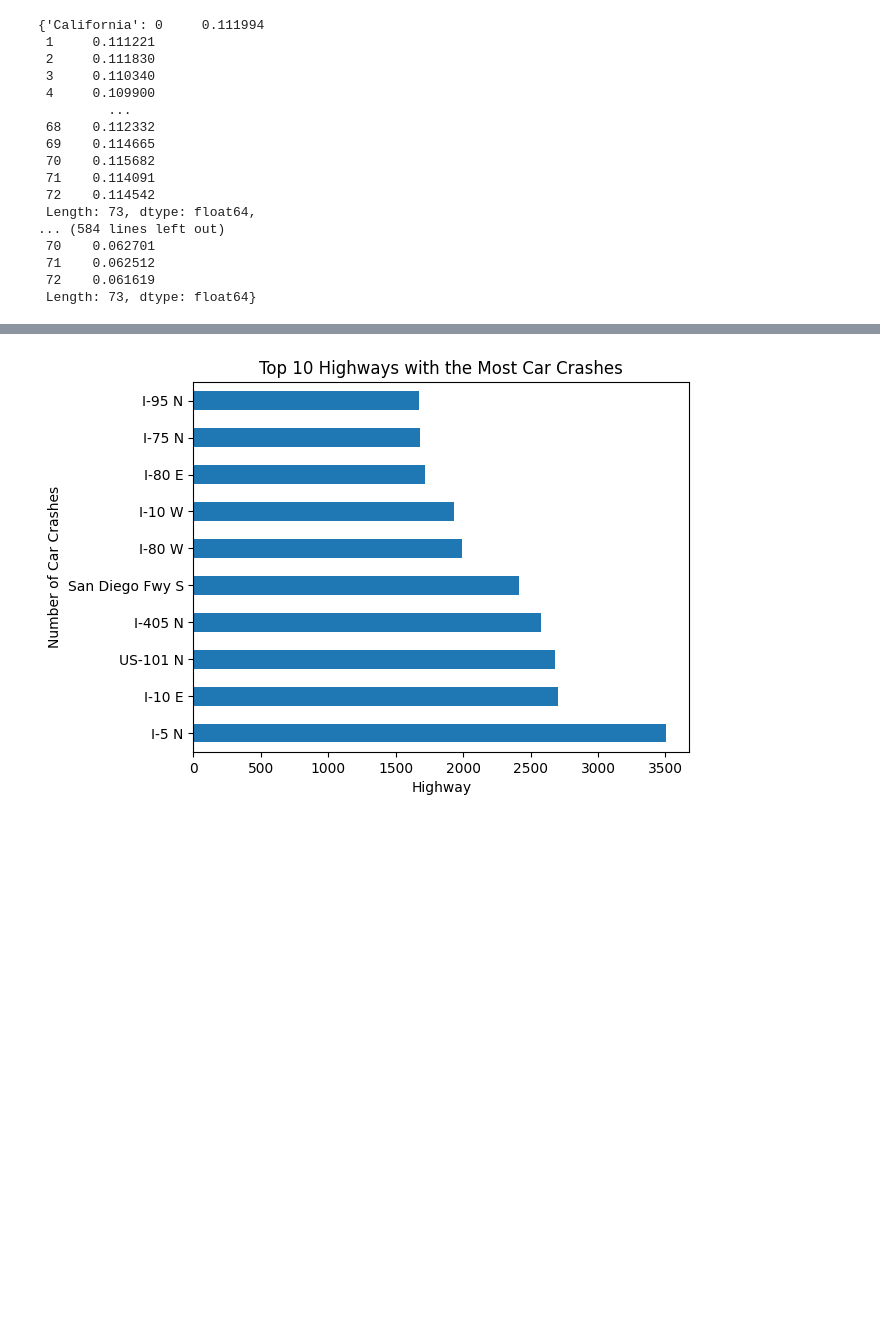
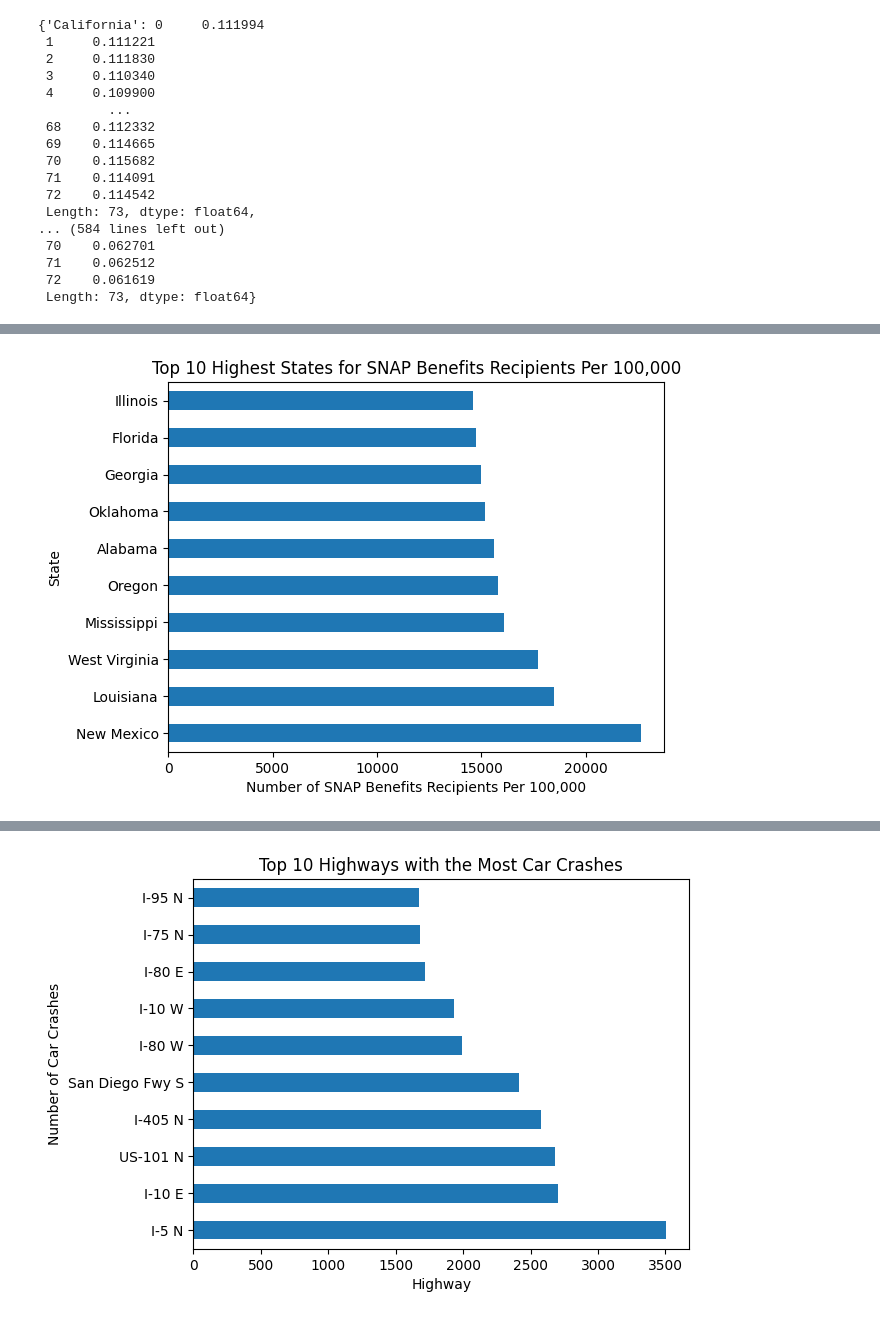
Before and after one commit to MatthewKolotylo/Car-Crash-Analytics-, a Jupyter notebook: Project Master Copy.ipynb, the cells around one changed output, grey strips where cells are left out. Saved outputs shown, nothing was run; the diff lists cells and outputs as text; code cells hidden in the pictures; blank space fills up the shorter version.

```diff
--- a/Project Master Copy.ipynb
+++ b/Project Master Copy.ipynb
@@ -1021,0 +1004,3 @@ snap_benefits_per_capita_df * 100000 #multiplying by 100,000 to get: Number of S
+# %%
+#rounding to nearest whole number
+snap_benefits_per_capita_df = (snap_benefits_per_capita_df * 100000).round()
@@ -1021,0 +1023,4 @@ snap_benefits_per_capita_df * 100000 #multiplying by 100,000 to get: Number of S
+# %%
+#finding the 10 lowest and 10 highest states for snap benefits per capita
+top_10_highest_snap=snap_benefits_per_capita_df.mean().round().sort_values(ascending=False).head(10)
+top_10_highest_snap
@@ -1021,0 +1039,5 @@ snap_benefits_per_capita_df * 100000 #multiplying by 100,000 to get: Number of S
+# %%
+top_10_highest_snap.plot(kind='barh', title='Top 10 Highest States for SNAP Benefits Recipients Per 100,000', xlabel='Number of SNAP Benefits Recipients Per 100,000', ylabel='State')
+plt.show()
+# %% [output]
+[figure, added]
```
Also changed, not shown: parts of 12 cells of this notebook.
